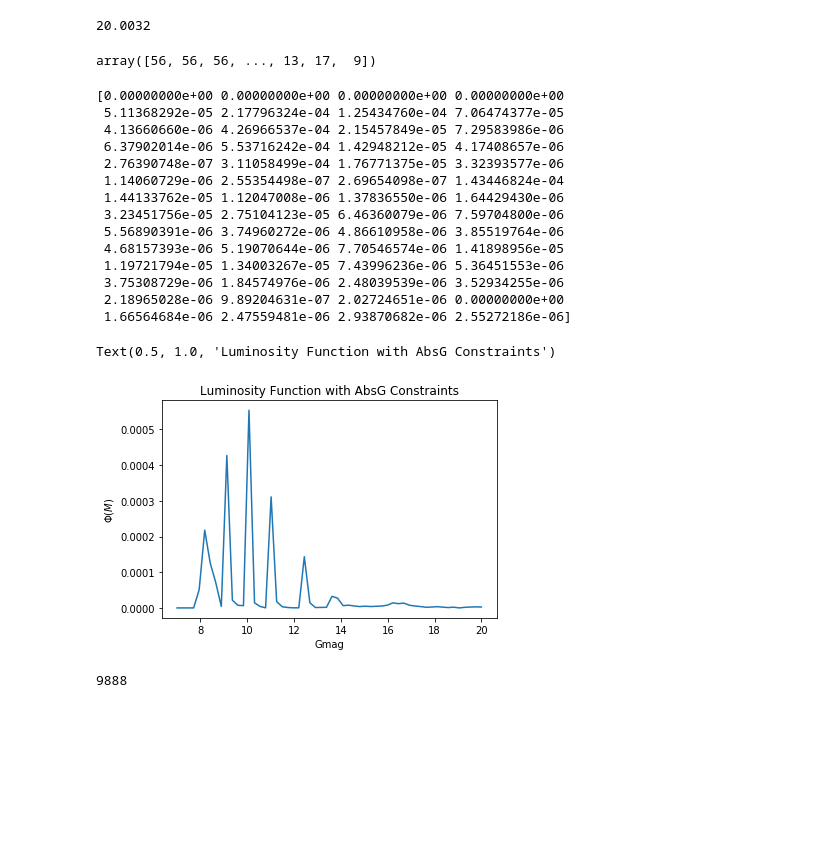
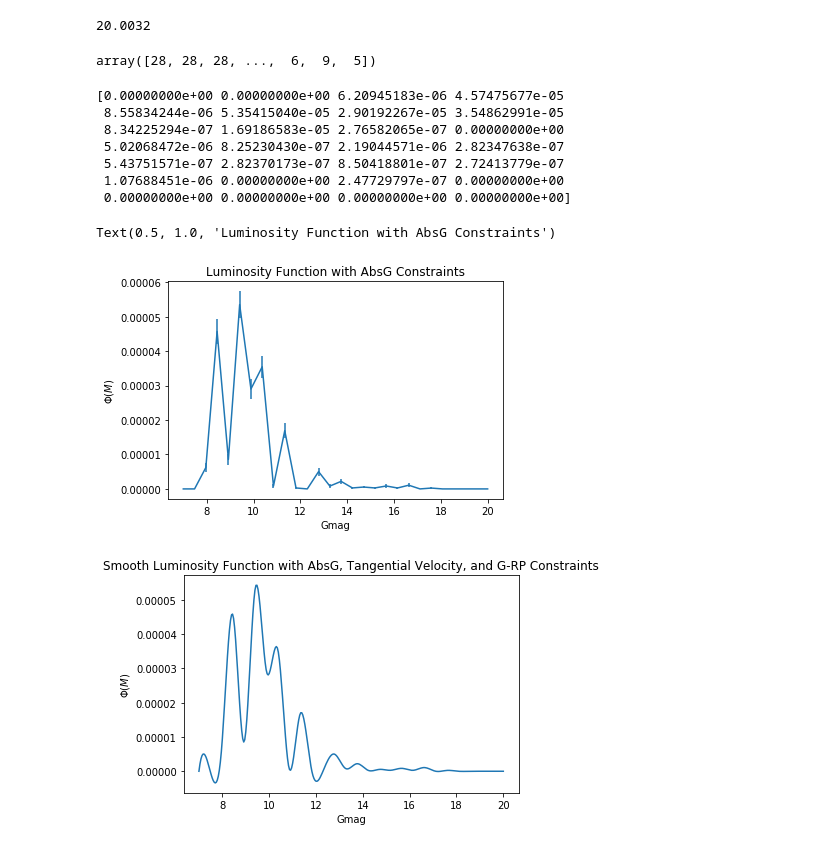
Before and after one commit to dhilligo/BDwarfLumFunction, a Jupyter notebook: PAN_STARRS Luminosity Function.ipynb, the cells around one changed output. Drawn from its saved outputs; the diff is of its cells as text; code cells hidden in the pictures; blank space fills up the shorter version.

```diff
--- a/PAN_STARRS Luminosity Function.ipynb
+++ b/PAN_STARRS Luminosity Function.ipynb
@@ -128,47 +129,53 @@ np.max(absG)
 # %% [output]
 20.0032
 # %%
-lf_spacedensity=np.zeros(56)
+lf_spacedensity=np.zeros(28)
 # %%
-bins=np.linspace(7.0,20.0,56)
+bins=np.linspace(7.0,20.0,28)
 bin_data=np.digitize(absG,bins)
-bincount=np.bincount(bin_data)
+bincount=np.zeros(28)
 # %%
 bin_data
 # %% [output]
-array([56, 56, 56, ..., 13, 17,  9])
+array([28, 28, 28, ...,  6,  9,  5])
 # %%
 #Run a for loop to create array of luminosity function values for each absolute magnitude bin. AbsG magnitudes are
 #constrained between 7 and 20
 for n1 in range(absG.size):
-    if ((absG[n1]>=7.0)and(absG[n1]<=20.0)):
+    if ((absG[n1]>=7.0)and(absG[n1]<=20.0)and(dwarfs['vtan'][n1]>=100.0)):
             my_bin=bin_data[n1]
             lf_spacedensity[my_bin]+=1.0/Vmax[n1]
+            bincount[my_bin]+=1
 print(lf_spacedensity)
+y_error=lf_spacedensity/np.sqrt(bincount)
 # %% [output]
-[0.00000000e+00 0.00000000e+00 0.00000000e+00 0.00000000e+00
- 5.11368292e-05 2.17796324e-04 1.25434760e-04 7.06474377e-05
- 4.13660660e-06 4.26966537e-04 2.15457849e-05 7.29583986e-06
- 6.37902014e-06 5.53716242e-04 1.42948212e-05 4.17408657e-06
- 2.76390748e-07 3.11058499e-04 1.76771375e-05 3.32393577e-06
- 1.14060729e-06 2.55354498e-07 2.69654098e-07 1.43446824e-04
- 1.44133762e-05 1.12047008e-06 1.37836550e-06 1.64429430e-06
- 3.23451756e-05 2.75104123e-05 6.46360079e-06 7.59704800e-06
- 5.56890391e-06 3.74960272e-06 4.86610958e-06 3.85519764e-06
- 4.68157393e-06 5.19070644e-06 7.70546574e-06 1.41898956e-05
- 1.19721794e-05 1.34003267e-05 7.43996236e-06 5.36451553e-06
- 3.75308729e-06 1.84574976e-06 2.48039539e-06 3.52934255e-06
- 2.18965028e-06 9.89204631e-07 2.02724651e-06 0.00000000e+00
- 1.66564684e-06 2.47559481e-06 2.93870682e-06 2.55272186e-06]
+[0.00000000e+00 0.00000000e+00 6.20945183e-06 4.57475677e-05
+ 8.55834244e-06 5.35415040e-05 2.90192267e-05 3.54862991e-05
+ 8.34225294e-07 1.69186583e-05 2.76582065e-07 0.00000000e+00
+ 5.02068472e-06 8.25230430e-07 2.19044571e-06 2.82347638e-07
+ 5.43751571e-07 2.82370173e-07 8.50418801e-07 2.72413779e-07
+ 1.07688451e-06 0.00000000e+00 2.47729797e-07 0.00000000e+00
+ 0.00000000e+00 0.00000000e+00 0.00000000e+00 0.00000000e+00]
 # %%
-plt.plot(bins,lf_spacedensity)
+plt.errorbar(bins,lf_spacedensity,yerr=y_error)
 plt.xlabel("Gmag")
 plt.ylabel('$\Phi(M)$')
 plt.title("Luminosity Function with AbsG Constraints")
 # %% [output]
 Text(0.5, 1.0, 'Luminosity Function with AbsG Constraints')
-[figure, old version]
+[figure, new version]
-# %%
-len(dwarfs)
-# %% [output]
-9888
+# %%
+#Smoothed out luminosity function
+# 300 represents number of points to make between T.min and T.max
+xnew = np.linspace(bins.min(), bins.max(), 300)
+
+spl = make_interp_spline(bins, lf_spacedensity, k=3)  # type: BSpline
+lf_smooth = spl(xnew)
+
+plt.plot(xnew, lf_smooth)
+plt.xlabel("Gmag")
+plt.ylabel('$\Phi(M)$')
+plt.title("Smooth Luminosity Function with AbsG, Tangential Velocity, and G-RP Constraints")
+plt.show()
+# %% [output]
+[figure, added]
```
Also changed, not shown: parts of 2 cells of this notebook.
